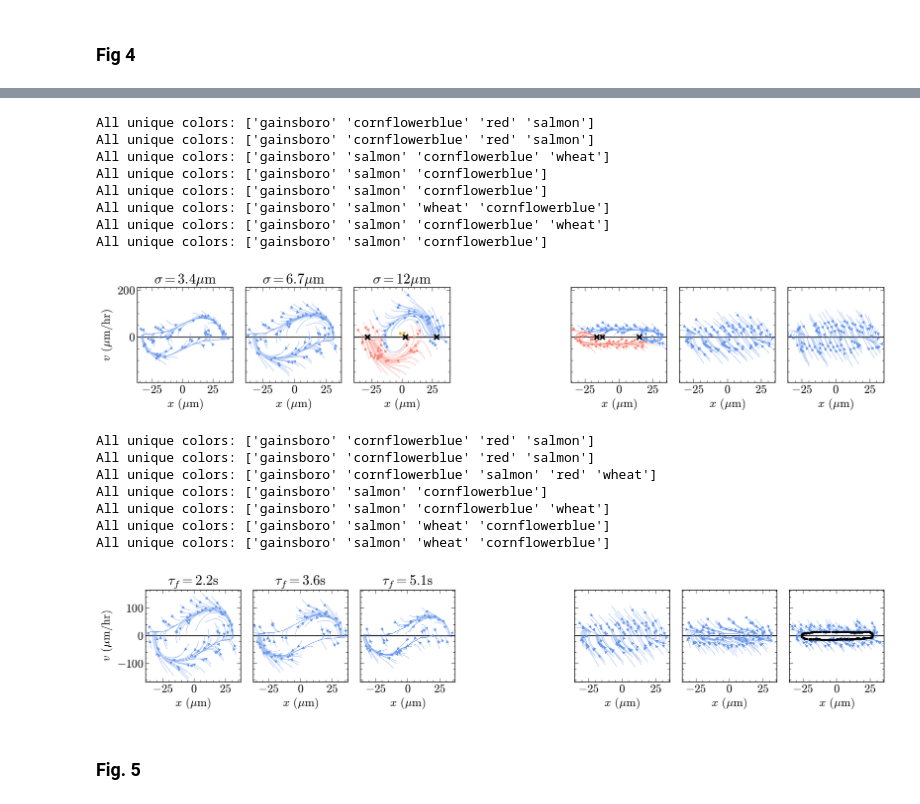
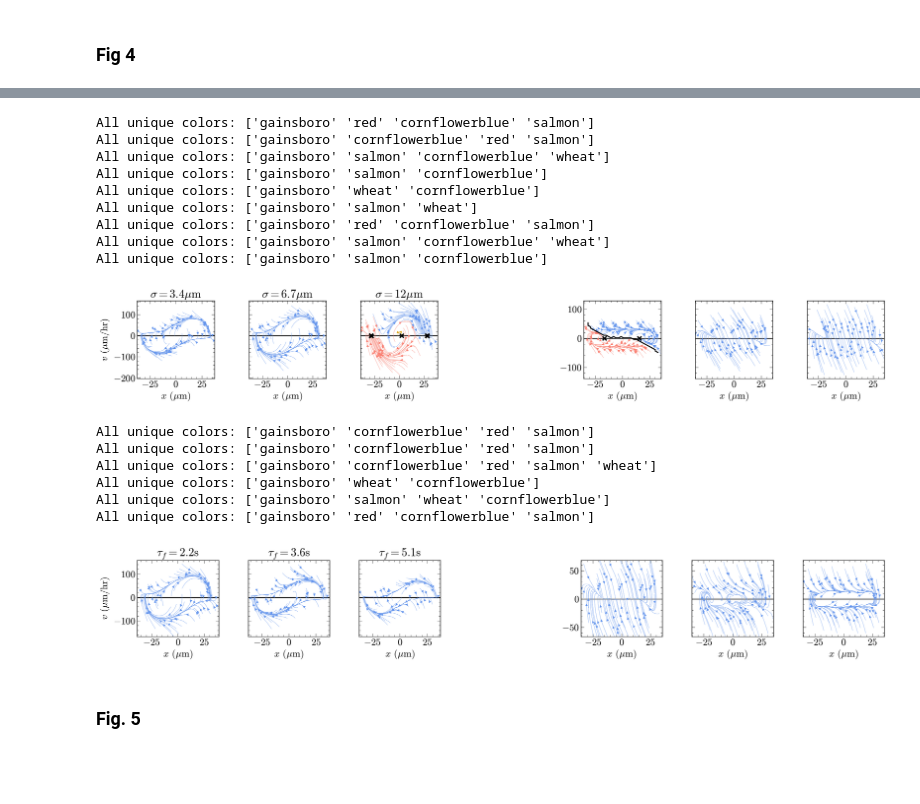
Before and after one commit to pedromzadeh/hopper, a Jupyter notebook: processing/streams.ipynb, the cells around one changed output, grey strips where cells are left out. Drawn from its saved outputs; the diff is of its cells as text; code cells hidden in the pictures; blank space fills up the shorter version.

```diff
--- a/processing/streams.ipynb
+++ b/processing/streams.ipynb
@@ -48,6 +48,7 @@ def streamplot(
     darker_shade=False,
     mix_corn_salmon=False,
     ignore_wheat=False,
+    include_red=True,
     **kwargs,
 ):
     xmin, xmax, vmin, vmax, nbins = bounds
@@ -58,11 +59,18 @@ def streamplot(
 
     X, Y, init_pts = full_lattice(F, xmin, xmax, vmin, vmax, nbins)
     labels = pd.Series(labels)
+    mask = init_pts[:, 1] < 160
+    init_pts = init_pts[mask]
+    labels = labels[mask]
     print(f"All unique colors: {labels.unique()}")
 
     for lbl in labels.unique():
-        if lbl == "red" or lbl == "gainsboro":
+        if lbl == "gainsboro":
             continue
+
+        if lbl == "red" and not include_red:
+            continue
+
         _pts = init_pts[labels[labels == lbl].index]
 
         if lbl != "wheat" or ignore_wheat:
@@ -140,7 +148,7 @@ kwargs = {
     "integration_direction": "forward",
     "broken_streamlines": True,
 }
-nskip = 6
+nskip = 8
 inline = False
 render = lambda f: plt.show() if inline else plt.savefig(f)
 # %% [markdown]
@@ -448,6 +491,6 @@ All unique colors: ['gainsboro' 'salmon' 'wheat' 'cornflowerblue']
 # %%
 nrows, ncols = 1, 7
-fig, axs = plt.subplots(nrows, ncols, figsize=(2.5 * ncols, 3.5 * nrows), sharey=True)
+fig, axs = plt.subplots(nrows, ncols, figsize=(3 * ncols, 3.5 * nrows))
 
 gids = [139, 10, 141, 10, 142, 26, 144]
 titles = [
@@ -455,7 +498,6 @@ titles = [
     r"$\sigma=6.7\mu \mathrm{m}$",
     r"$\sigma=12\mu \mathrm{m}$",
 ]
-nskip = 6
 
 # streams
 for ax, gid, title in zip(axs[:3], gids[:3], titles):
@@ -481,48 +523,66 @@ for ax, gid in zip(axs[4:], gids[4:]):
         **kwargs | {"color": "cornflowerblue"}
     )
 
+axs[0].clear()
 axs[2].clear()
 axs[4].clear()
+
+streamplot(
+    *process_gid(gids[0]),
+    axs[0],
+    n_skip=nskip,
+    title=titles[0],
+    zero_line=True,
+    mix_corn_salmon=True,
+    ignore_wheat=True,
+    # show_terminal={"color": "black"},
+    **kwargs
+)
 streamplot(
     *process_gid(gids[2]),
     axs[2],
-    title=title,
-    n_skip=nskip,
+    title=titles[2],
+    n_skip=5,
     zero_line=True,
     # mix_corn_salmon=True,
     show_terminal={"color": "black"},
     **kwargs
 )
 
 streamplot(
     *process_gid(gids[4]),
     axs[4],
-    n_skip=nskip,
+    n_skip=5,
     zero_line=True,
+    septx=True,
     # mix_corn_salmon=True,
     show_terminal={"color": "black"},
     **kwargs
 )
 
+axs[3].remove()
 [axs[k].set_ylabel("") for k in range(1, ncols)]
-axs[3].remove()
+[axs[k].sharey(axs[0]) for k in [1, 2]]
+[axs[k].tick_params(labelleft=False) for k in [1, 2]]
+[axs[k].sharey(axs[-1]) for k in [4, 5, 6]]
+[axs[k].tick_params(labelleft=False) for k in [5, 6]]
 
 plt.tight_layout()
 render("paper_plots/varying_sigma_streams_noX.pdf")
 # %% [output]
-All unique colors: ['gainsboro' 'cornflowerblue' 'red' 'salmon']
+All unique colors: ['gainsboro' 'red' 'cornflowerblue' 'salmon']
 All unique colors: ['gainsboro' 'cornflowerblue' 'red' 'salmon']
 All unique colors: ['gainsboro' 'salmon' 'cornflowerblue' 'wheat']
 All unique colors: ['gainsboro' 'salmon' 'cornflowerblue']
-All unique colors: ['gainsboro' 'salmon' 'cornflowerblue']
-All unique colors: ['gainsboro' 'salmon' 'wheat' 'cornflowerblue']
+All unique colors: ['gainsboro' 'wheat' 'cornflowerblue']
+All unique colors: ['gainsboro' 'salmon' 'wheat']
+All unique colors: ['gainsboro' 'red' 'cornflowerblue' 'salmon']
 All unique colors: ['gainsboro' 'salmon' 'cornflowerblue' 'wheat']
 All unique colors: ['gainsboro' 'salmon' 'cornflowerblue']
-[figure, old version]
+[figure, new version]
 # %%
 nrows, ncols = 1, 7
-fig, axs = plt.subplots(nrows, ncols, figsize=(2.5 * ncols, 3.5 * nrows), sharey=True)
-nskip = 6
+fig, axs = plt.subplots(nrows, ncols, figsize=(3 * ncols, 3.5 * nrows))
 
 gids = [10, 145, 120, 10, 26, 146, 121]
 titles = [
@@ -556,32 +616,24 @@ for ax, gid in zip(axs[4:], gids[4:]):
         **kwargs | {"color": "cornflowerblue"}
     )
 
-axs[-1].clear()
-streamplot(
-    *process_gid(gids[-1]),
-    axs[-1],
-    n_skip=nskip,
-    zero_line=True,
-    mix_corn_salmon=True,
-    show_terminal={"color": "black", "size": 5},
-    ignore_wheat=True,
-    **kwargs | {"color": "cornflowerblue"}
-)
 
+axs[3].remove()
 [axs[k].set_ylabel("") for k in range(1, ncols)]
-axs[3].remove()
+[axs[k].sharey(axs[0]) for k in [1, 2]]
+[axs[k].tick_params(labelleft=False) for k in [1, 2]]
+[axs[k].sharey(axs[-1]) for k in [4, 5, 6]]
+[axs[k].tick_params(labelleft=False) for k in [5, 6]]
 
 plt.tight_layout()
 render("paper_plots/varying_tauf_streams.pdf")
 # %% [output]
 All unique colors: ['gainsboro' 'cornflowerblue' 'red' 'salmon']
 All unique colors: ['gainsboro' 'cornflowerblue' 'red' 'salmon']
-All unique colors: ['gainsboro' 'cornflowerblue' 'salmon' 'red' 'wheat']
-All unique colors: ['gainsboro' 'salmon' 'cornflowerblue']
-All unique colors: ['gainsboro' 'salmon' 'cornflowerblue' 'wheat']
+All unique colors: ['gainsboro' 'cornflowerblue' 'red' 'salmon' 'wheat']
+All unique colors: ['gainsboro' 'wheat' 'cornflowerblue']
 All unique colors: ['gainsboro' 'salmon' 'wheat' 'cornflowerblue']
-All unique colors: ['gainsboro' 'salmon' 'wheat' 'cornflowerblue']
+All unique colors: ['gainsboro' 'red' 'cornflowerblue' 'salmon']
-[figure, old version]
+[figure, new version]
 # %% [markdown]
 ### Fig. 5
 # %%
```
Also changed, not shown: parts of 9 cells of this notebook, 22 other files.
